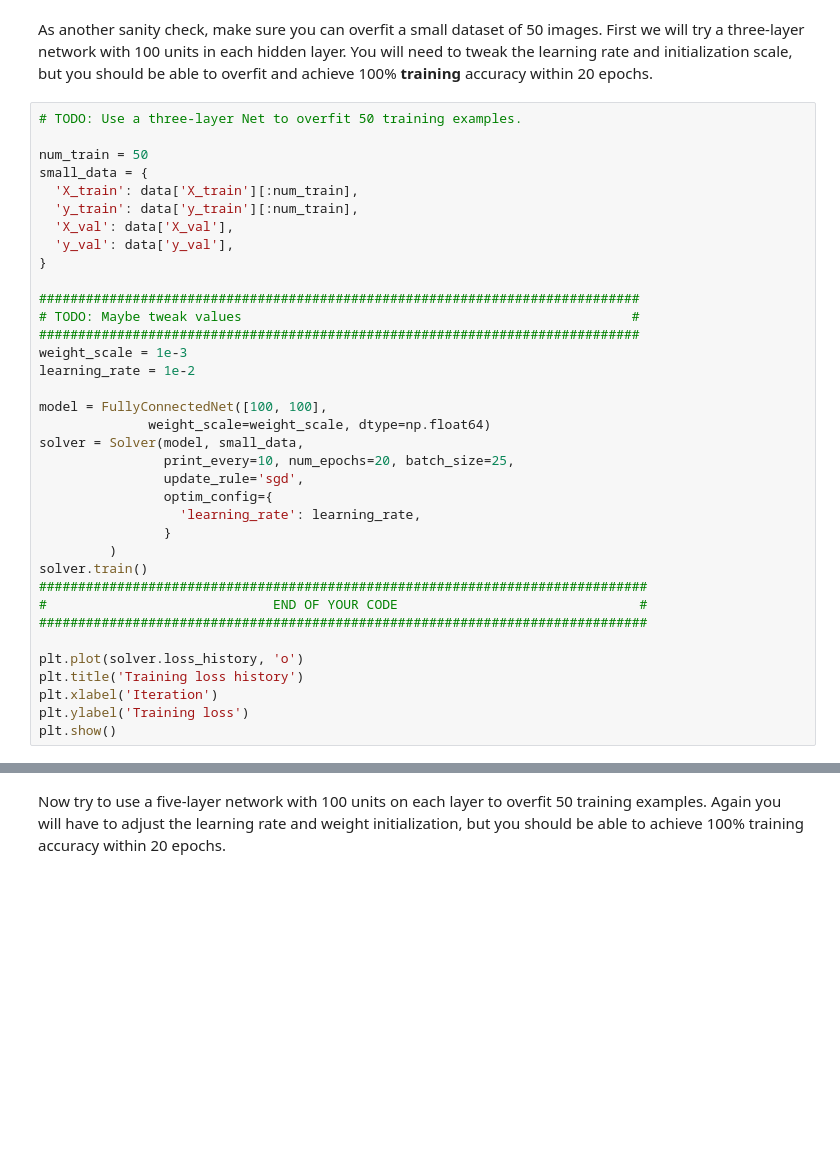
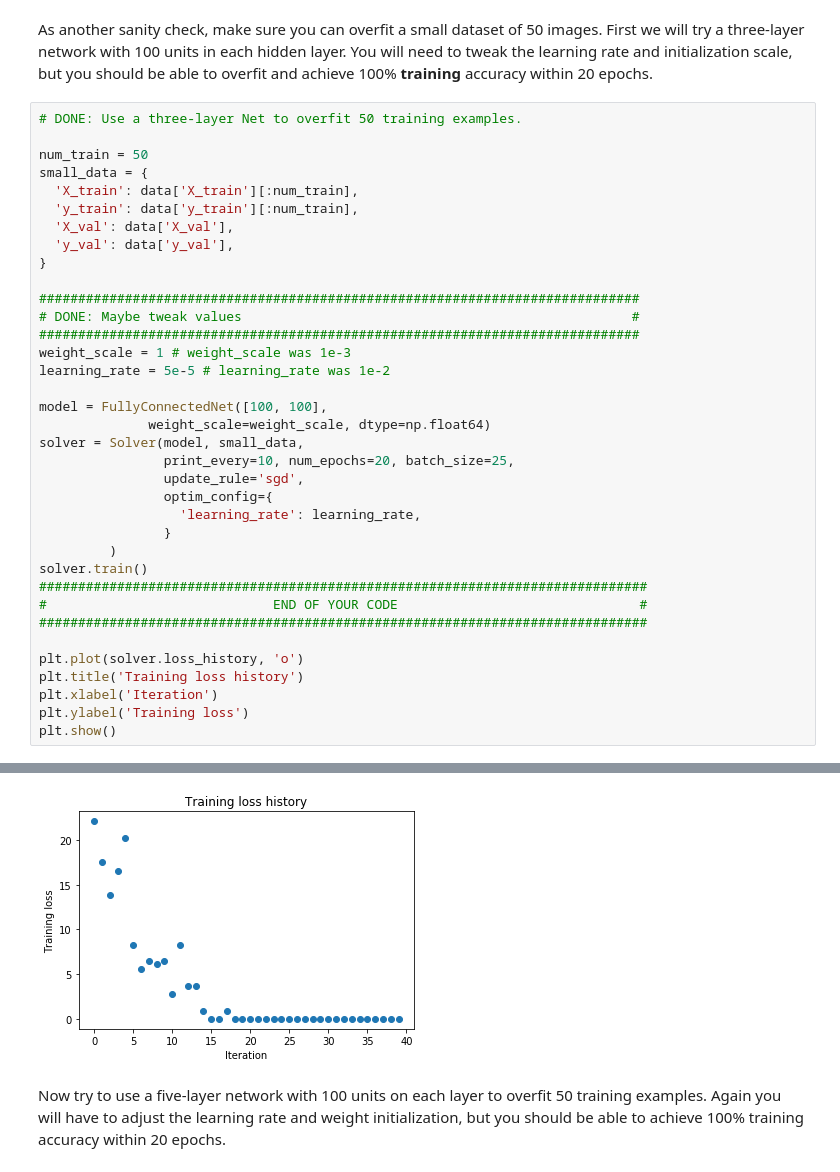
Before and after one commit to free-bit/i2dl-HW2, a Jupyter notebook: 1_FullyConnectedNets.ipynb, the cells around one changed output, grey strips where cells are left out. Saved outputs shown, nothing was run; the diff lists cells and outputs as text; blank space fills up the shorter version.

```diff
--- a/1_FullyConnectedNets.ipynb
+++ b/1_FullyConnectedNets.ipynb
@@ -325,7 +406,7 @@ for reg in [0, 3.14]:
 # %% [markdown]
 As another sanity check, make sure you can overfit a small dataset of 50 images. First we will try a three-layer network with 100 units in each hidden layer. You will need to tweak the learning rate and initialization scale, but you should be able to overfit and achieve 100% **training** accuracy within 20 epochs.
 # %%
-# TODO: Use a three-layer Net to overfit 50 training examples.
+# DONE: Use a three-layer Net to overfit 50 training examples.
 
 num_train = 50
 small_data = {
@@ -336,10 +417,10 @@ small_data = {
 }
 
 #############################################################################
-# TODO: Maybe tweak values                                                  #
+# DONE: Maybe tweak values                                                  #
 #############################################################################
-weight_scale = 1e-3
-learning_rate = 1e-2
+weight_scale = 1 # weight_scale was 1e-3
+learning_rate = 5e-5 # learning_rate was 1e-2
 
 model = FullyConnectedNet([100, 100],
               weight_scale=weight_scale, dtype=np.float64)
@@ -360,3 +441,4 @@ plt.title('Training loss history')
 plt.xlabel('Iteration')
 plt.ylabel('Training loss')
 plt.show()
+# %% [output]
@@ -363,3 +462,4 @@ plt.show()
+[figure, added]
 # %% [markdown]
 Now try to use a five-layer network with 100 units on each layer to overfit 50 training examples. Again you will have to adjust the learning rate and weight initialization, but you should be able to achieve 100% training accuracy within 20 epochs.
 # %%
```
Also changed, not shown: parts of 19 cells of this notebook.
